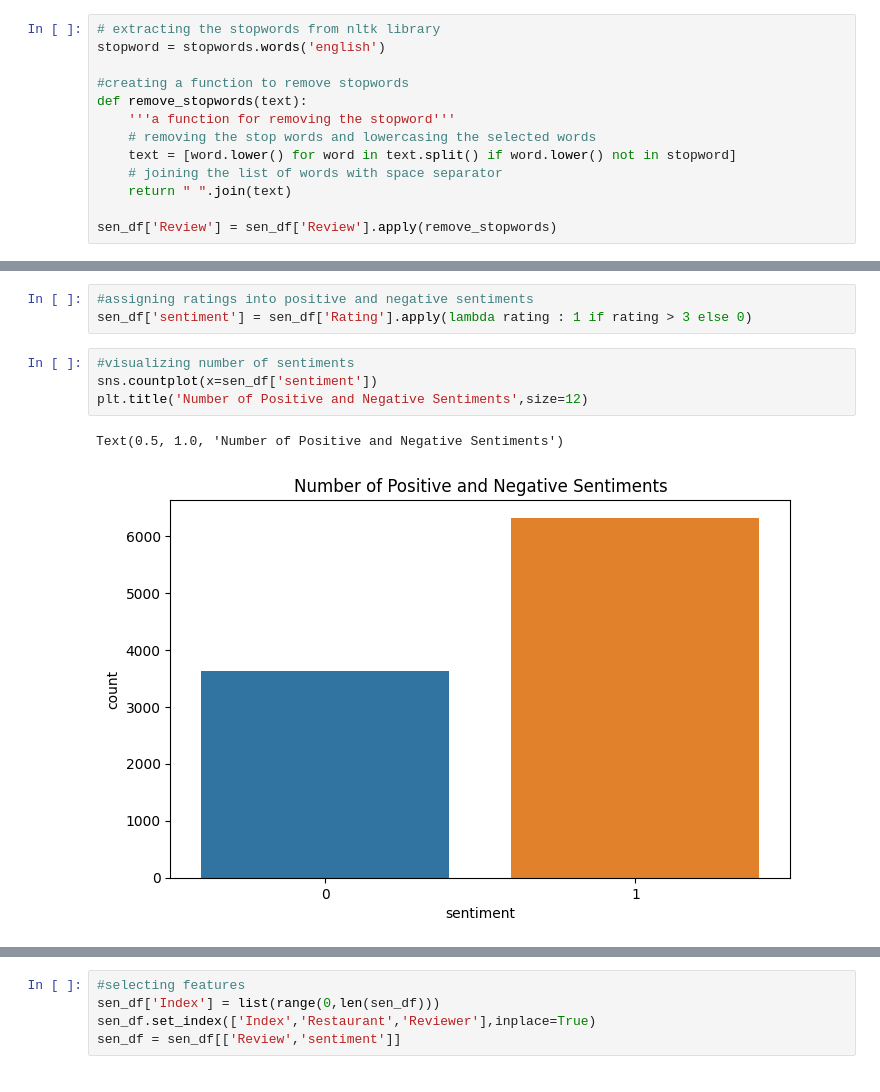
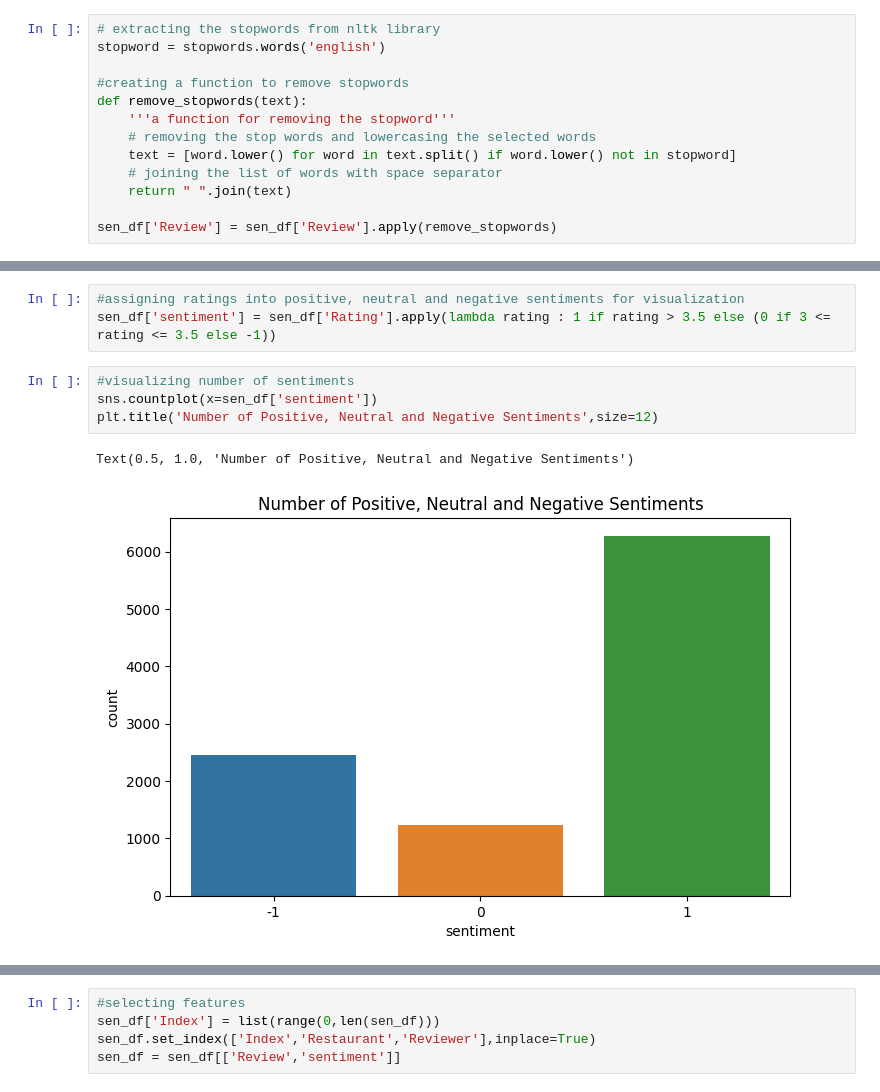
Before and after one commit to vithika-karan/Zomato-Restaurant-Clustering-and-Sentiment-Analysis, a Jupyter notebook: Zomato_Restaurant_Clustering_and_Sentiment_Analysis_Vithika_Karan.ipynb, the cells around one changed output, grey strips where cells are left out. Saved outputs shown, nothing was run; the diff lists cells and outputs as text.

```diff
--- a/Zomato_Restaurant_Clustering_and_Sentiment_Analysis_Vithika_Karan.ipynb
+++ b/Zomato_Restaurant_Clustering_and_Sentiment_Analysis_Vithika_Karan.ipynb
@@ -1230,13 +1310,13 @@ plt.show()
 # %%
-#assigning ratings into positive and negative sentiments
-sen_df['sentiment'] = sen_df['Rating'].apply(lambda rating : 1 if rating > 3 else 0)
+#assigning ratings into positive, neutral and negative sentiments for visualization
+sen_df['sentiment'] = sen_df['Rating'].apply(lambda rating : 1 if rating > 3.5 else (0 if 3 <= rating <= 3.5 else -1))
 # %%
 #visualizing number of sentiments
 sns.countplot(x=sen_df['sentiment'])
-plt.title('Number of Positive and Negative Sentiments',size=12)
+plt.title('Number of Positive, Neutral and Negative Sentiments',size=12)
 # %% [output]
-Text(0.5, 1.0, 'Number of Positive and Negative Sentiments')
+Text(0.5, 1.0, 'Number of Positive, Neutral and Negative Sentiments')
-[figure, old version]
+[figure, new version]
 # %%
 #visualizing negative and positive reviews seperately
 positive_reviews = sen_df[sen_df['sentiment'] == 1]
```
Also changed, not shown: parts of 23 cells of this notebook.
